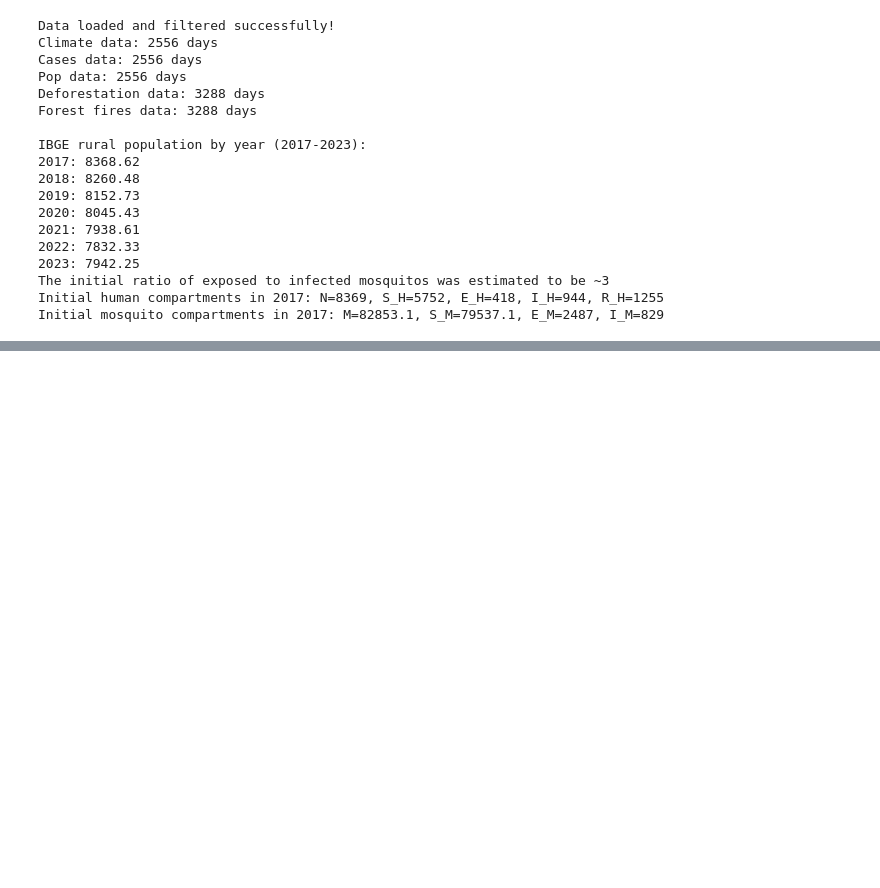
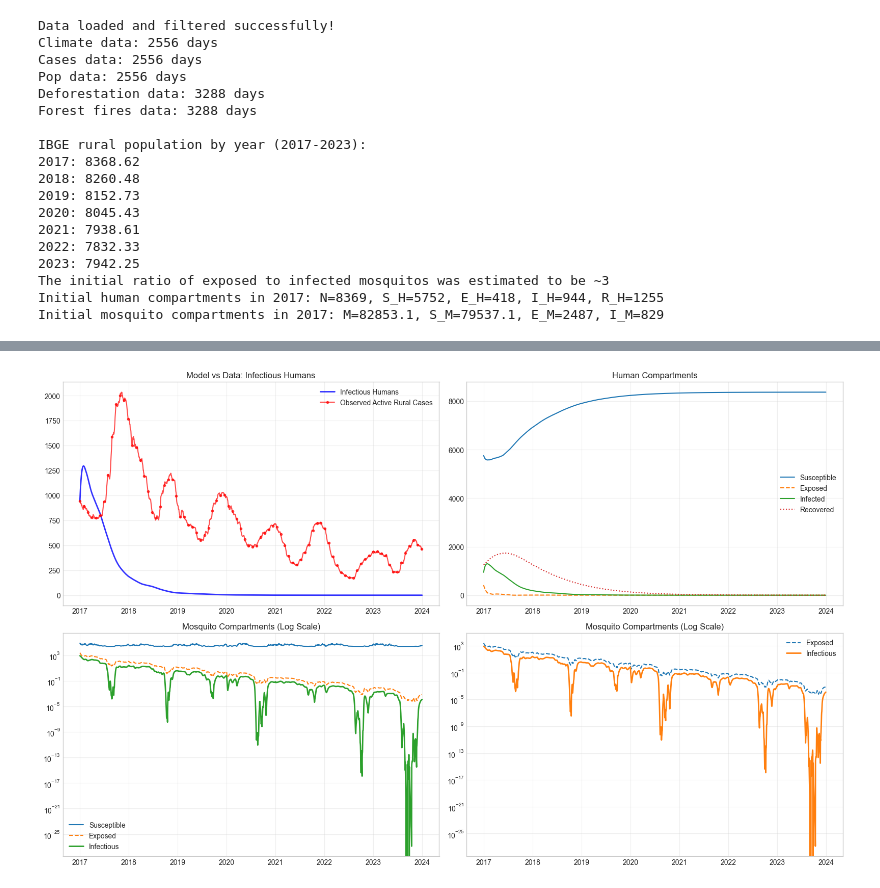
Before and after one commit to RaphaLevy/Study_on_malaria_dynamics_v2, a Jupyter notebook: models/seirs_sei/ode_models/SEIRS_SEI_ODE_Baseline.ipynb, the cells around one changed output, grey strips where cells are left out. Cells and saved outputs as stored; diff of their text form; code cells hidden in the pictures; blank space fills up the shorter version.

```diff
--- a/models/seirs_sei/ode_models/SEIRS_SEI_ODE_Baseline.ipynb
+++ b/models/seirs_sei/ode_models/SEIRS_SEI_ODE_Baseline.ipynb
@@ -319,0 +433,96 @@ plt.show()
+# %%
+# Plot
+fig, axes = plt.subplots(2, 2, figsize=(16, 10))
+
+# Infectious humans vs observed data
+axes[0,0].plot(
+    combined_df['date'],
+    combined_df['I_H'],
+    'b-',
+    linewidth=2,
+    label='Infectious Humans',
+    alpha=0.8
+)
+
+axes[0,0].plot(
+    rural_cases_df['date'],
+    rural_cases_df['active_total'],
+    'r-',
+    linewidth=1.5,
+    label='Observed Active Rural Cases',
+    alpha=0.7,
+    marker='o',
+    markersize=3,
+    markevery=30
+)
+
+axes[0,0].set_title('Model vs Data: Infectious Humans')
+axes[0,0].legend()
+axes[0,0].grid(True, alpha=0.3)
+
+
+# Human compartments
+axes[0,1].plot(combined_df['date'], combined_df['S_H'], label='Susceptible')
+axes[0,1].plot(combined_df['date'], combined_df['E_H'], label='Exposed', linestyle='--')
+axes[0,1].plot(combined_df['date'], combined_df['I_H'], label='Infected', linestyle='-')
+axes[0,1].plot(combined_df['date'], combined_df['R_H'], label='Recovered', linestyle=':')
+
+axes[0,1].set_title('Human Compartments')
+axes[0,1].legend()
+axes[0,1].grid(True, alpha=0.3)
+
+
+# Mosquito compartments (LOG SCALE)
+axes[1,0].plot(
+    combined_df['date'],
+    combined_df['S_M'],
+    label='Susceptible',
+    linewidth=1.5
+)
+
+axes[1,0].plot(
+    combined_df['date'],
+    combined_df['E_M'],
+    label='Exposed',
+    linewidth=1.5,
+    linestyle='--'
+)
+
+axes[1,0].plot(
+    combined_df['date'],
+    combined_df['I_M'],
+    label='Infectious',
+    linewidth=2
+)
+
+# Apply logarithmic scale
+axes[1,0].set_yscale('log')
+axes[1,0].set_title('Mosquito Compartments (Log Scale)')
+axes[1,0].legend()
+axes[1,0].grid(True, alpha=0.3, which='both')
+
+axes[1,1].plot(
+    combined_df['date'],
+    combined_df['E_M'],
+    label='Exposed',
+    linewidth=1.5,
+    linestyle='--'
+)
+
+axes[1,1].plot(
+    combined_df['date'],
+    combined_df['I_M'],
+    label='Infectious',
+    linewidth=2
+)
+
+# Apply logarithmic scale
+axes[1,1].set_yscale('log')
+axes[1,1].set_title('Mosquito Compartments (Log Scale)')
+axes[1,1].legend()
+axes[1,1].grid(True, alpha=0.3, which='both')
+
+plt.tight_layout()
+plt.show()
+# %% [output]
+[figure, added]
```
Also changed, not shown: parts of 7 cells of this notebook.
